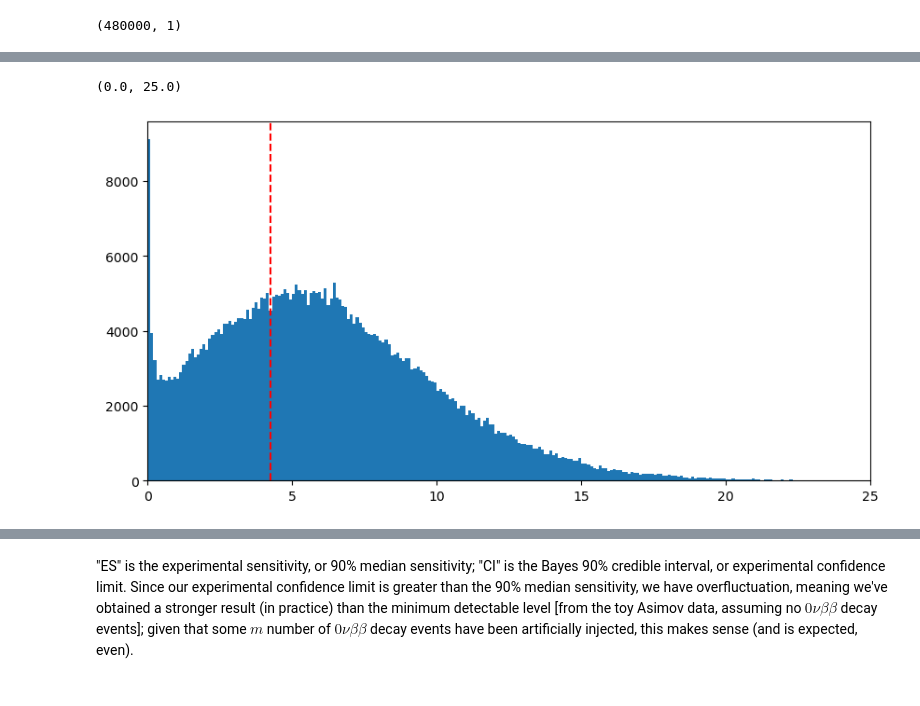
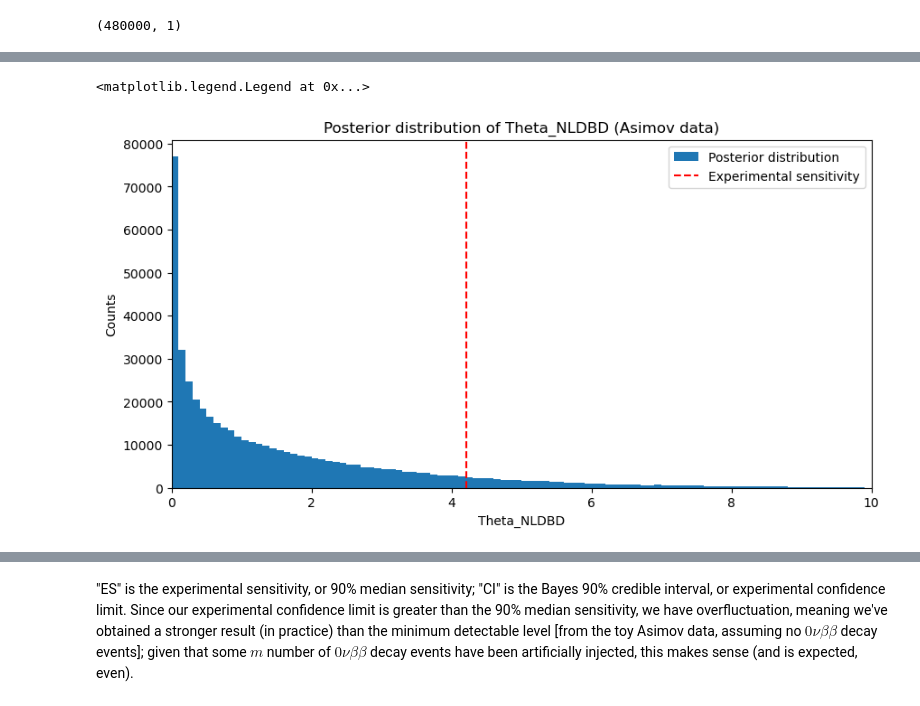
Before and after one commit to bucket420/dsc291-final, a Jupyter notebook: analysis.ipynb, the cells around one changed output, grey strips where cells are left out. Saved outputs shown, nothing was run; the diff lists cells and outputs as text; code cells hidden in the pictures.

```diff
--- a/analysis.ipynb
+++ b/analysis.ipynb
@@ -544,12 +544,16 @@ print(CI)
 # %%
-theta_N_hist_asimov, theta_N_bins_asimov = np.histogram(flat_samples_asimov, bins=np.arange(0, 25, 0.1))
+theta_N_hist_asimov, theta_N_bins_asimov = np.histogram(flat_samples_asimov, bins=np.arange(0, 10, 0.1))
 plt.figure(figsize=(10, 5))
-plt.stairs(theta_N_hist, theta_N_bins, fill=True)
-plt.axvline(ES, color='red', linestyle='--', label='90% CI')
-plt.xlim(0, 25)
+plt.stairs(theta_N_hist_asimov, theta_N_bins_asimov, fill=True, label='Posterior distribution')
+plt.axvline(ES, color='red', linestyle='--', label='Experimental sensitivity')
+plt.xlim(0, 10)
+plt.xlabel('Theta_NLDBD')
+plt.ylabel('Counts')
+plt.title('Posterior distribution of Theta_NLDBD (Asimov data)')
+plt.legend()
 # %% [output]
-(0.0, 25.0)
+<matplotlib.legend.Legend at 0x...>
-[figure, old version]
+[figure, new version]
 # %%
 TPR = metrics(selected_threshold)[0]
 m = result[3] / TPR
```
Also changed, not shown: parts of 12 cells of this notebook.
